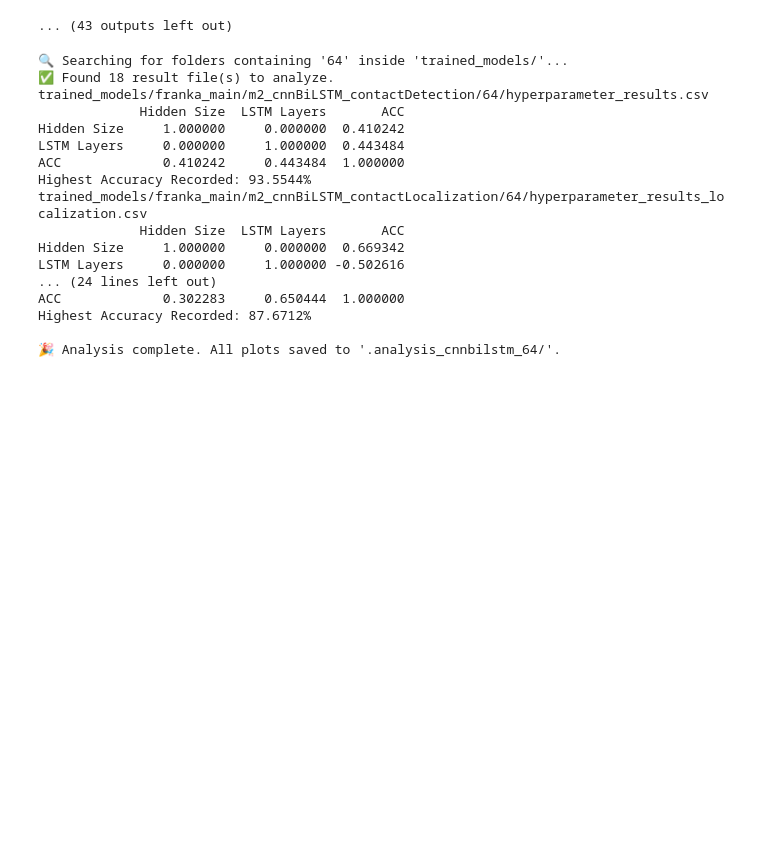
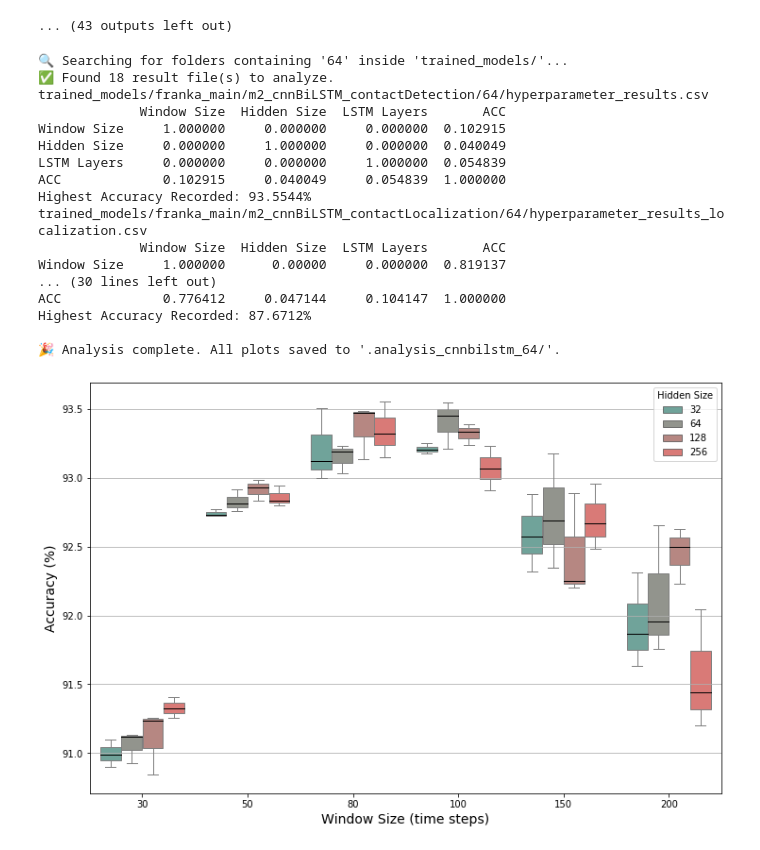
Before and after one commit to MindLabZHAW/contactInterpretation, a Jupyter notebook: pipelines/HyperparameterAnalysis.ipynb, the cells around one changed output. Drawn from its saved outputs; the diff is of its cells as text; code cells hidden in the pictures; blank space fills up the shorter version.

```diff
--- a/pipelines/HyperparameterAnalysis.ipynb
+++ b/pipelines/HyperparameterAnalysis.ipynb
@@ -761,46 +761,47 @@ else:
             print(file_path)
             threshold = .02
             gap=1
-            if 'main' in file_path:
+            '''if 'main' in file_path:
                 if 'localization' in file_path:
                     window_size= 150
                 else:
                     window_size = 80
             if 'mindlab' in file_path:
                 if 'localization' in file_path:
                     window_size= 350
                 else:
                     window_size = 100
             if 'ur5' in file_path:
                 if 'localization' in file_path:
                     window_size= 300
                 else:
-                    window_size = 80
+                    window_size = 80'''
             analyze_hyperparameters(
                 data_path=file_path,
                 save_path=ANALYSIS_OUTPUT_DIRECTORY,
                 plot_show=False,  # Set to False to avoid opening many plot windows
                 threshold= threshold,     # Analyze models within 1.0% of the max accuracy
-                gap=gap,
-                window_size = window_size
+                gap=gap
+                #window_size = window_size
             )
 
     print(f"\n🎉 Analysis complete. All plots saved to '{ANALYSIS_OUTPUT_DIRECTORY}'.")
 # %% [output]
 🔍 Searching for folders containing '64' inside 'trained_models/'...
 ✅ Found 18 result file(s) to analyze.
 trained_models/franka_main/m2_cnnBiLSTM_contactDetection/64/hyperparameter_results.csv
-             Hidden Size  LSTM Layers       ACC
-Hidden Size     1.000000     0.000000  0.410242
-LSTM Layers     0.000000     1.000000  0.443484
-ACC             0.410242     0.443484  1.000000
+             Window Size  Hidden Size  LSTM Layers       ACC
+Window Size     1.000000     0.000000     0.000000  0.102915
+Hidden Size     0.000000     1.000000     0.000000  0.040049
+LSTM Layers     0.000000     0.000000     1.000000  0.054839
+ACC             0.102915     0.040049     0.054839  1.000000
 Highest Accuracy Recorded: 93.5544%
 trained_models/franka_main/m2_cnnBiLSTM_contactLocalization/64/hyperparameter_results_localization.csv
-             Hidden Size  LSTM Layers       ACC
-Hidden Size     1.000000     0.000000  0.669342
-LSTM Layers     0.000000     1.000000 -0.502616
-... (24 lines left out)
-ACC             0.302283     0.650444  1.000000
+             Window Size  Hidden Size  LSTM Layers       ACC
+Window Size     1.000000      0.00000     0.000000  0.819137
+... (30 lines left out)
+ACC             0.776412     0.047144     0.104147  1.000000
 Highest Accuracy Recorded: 87.6712%
 
 🎉 Analysis complete. All plots saved to '.analysis_cnnbilstm_64/'.
+[figure, added]
```
Also changed, not shown: parts of 1 cell of this notebook, 18 other files.
